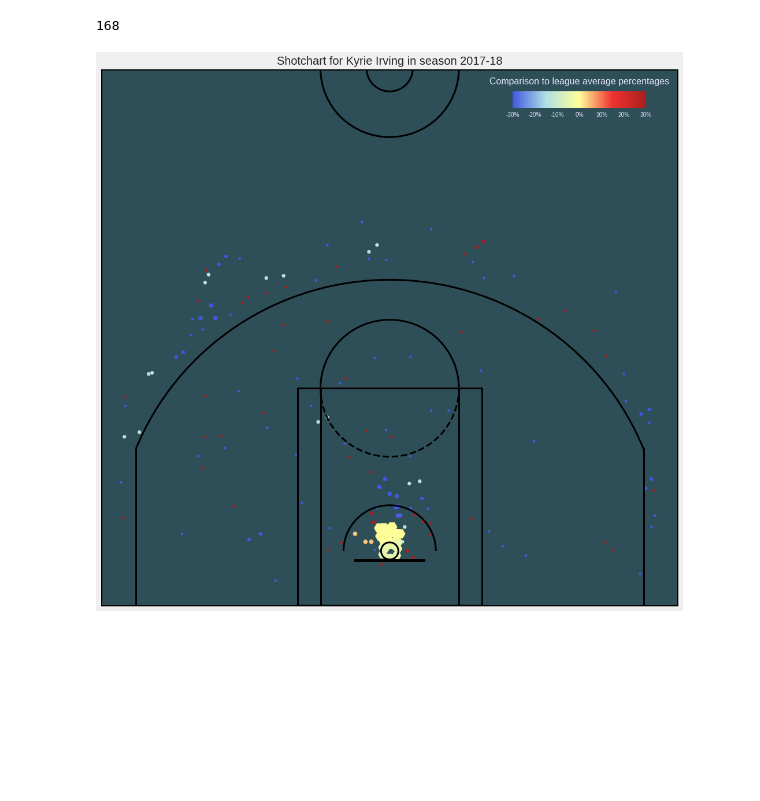
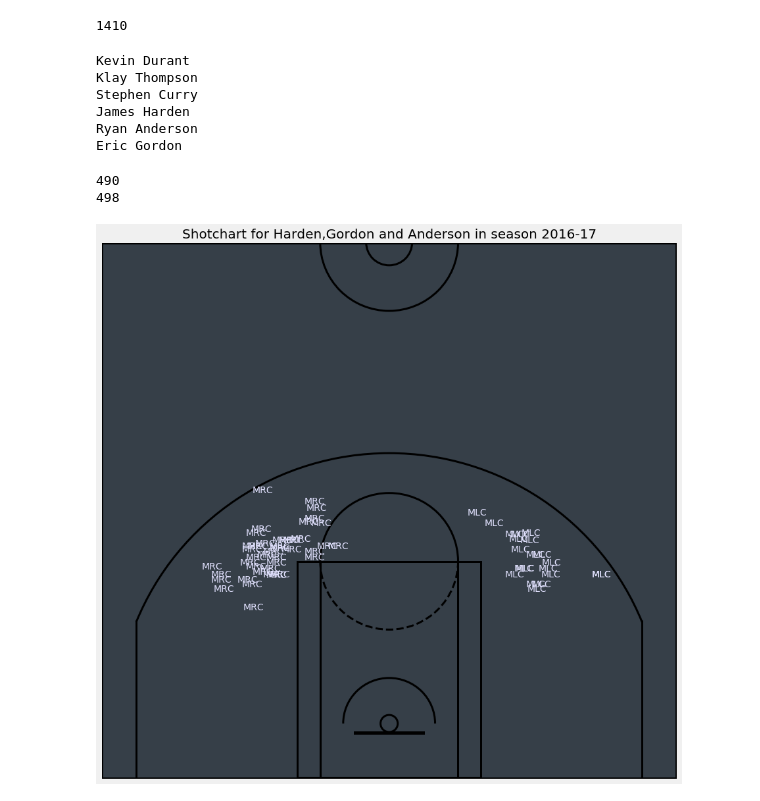
Before and after one commit to danchyy/Basketball_Analytics, a Jupyter notebook: Scripts/shot_chart_api/Shot_Chart.ipynb, the cells around one changed output. Cells and saved outputs as stored; diff of their text form; code cells hidden in the pictures; blank space fills up the shorter version.

Commit message:
Updated shot charts with more attempts at binning and trying to bin by locations

```diff
--- a/Scripts/shot_chart_api/Shot_Chart.ipynb
+++ b/Scripts/shot_chart_api/Shot_Chart.ipynb
@@ -153,7 +195,7 @@ def create_bins(df, league_average = None, bin_number_x = 25, bin_number_y = 25,
 plt.style.use('fivethirtyeight')
 # %%
 # setting up data
-season = "2017-18"
+season = "2016-17"
 player_name = "Kyrie"
 player_surname = "Irving"
 player_id = player.get_player(player_name, player_surname, season=season)
@@ -162,7 +204,7 @@ league_average = player_data.league_average()
 # %%
 player_df = player_data.shot_chart()
 player_df.LOC_X = -player_df.LOC_X # REAL DATA IS FLIPPED
-player_df = player_df.loc[player_df.LOC_Y < 300] # drop shots that aren't close to the th
+player_df = player_df.loc[(player_df.SHOT_ZONE_AREA != "Back Court(BC)") & (player_df.LOC_Y < 300)] # drop shots that aren't close to the center
 len(player_df)
 # %% [output]
-168
+1410
@@ -169,46 +228,71 @@ len(player_df)
+# %%
+gsw_players = [["Kevin", "Durant"], ["Klay","Thompson"], ["Stephen", "Curry"]]
+rockets_players = [["James", "Harden"], ["Ryan","Anderson"], ["Eric", "Gordon"]]
+
+gsw_data, rockets_data = get_shotchart_for_players(gsw_players), get_shotchart_for_players(rockets_players)
+# %% [output]
+Kevin Durant
+Klay Thompson
+Stephen Curry
+James Harden
+Ryan Anderson
+Eric Gordon
+# %%
+print len(gsw_data)
+print len(rockets_data)
+# %% [output]
+490
+498
 # %%
-binned_df = create_bins(player_df, league_average=league_average, bin_number_x=25, bin_number_y=25)
+binned_df = create_bins(player_df, league_average=league_average, bin_number_x=30, bin_number_y=30)
 # %%
 cleared_df = binned_df
-#cleared_df = binned_df.loc[binned_df.LOC_COUNTS>1]
+cleared_df = binned_df.loc[binned_df.LOC_COUNTS>1]
 # %%
-fig = plt.figure(figsize=(16, 16))
+fig = plt.figure(figsize=(14, 14))
 #colors_dict = {0:'red', 1:'green'}
 cmap = sns.blend_palette(colors=["#4159E1", "#B0E0E6", "#FFFF99","#EF3330", "#AB2020"], as_cmap=True)
-plt.scatter(x=cleared_df.LOC_X, y=cleared_df.LOC_Y, marker='H', s=20*cleared_df.LOC_COUNTS, c=cleared_df.PCT_LEAGUE_AVG_COMPARISON, cmap=cmap)
 
-#plt.xticks(np.arange(-250, 251, 14.2))
-#plt.yticks(np.arange(-48, 400, 14.2))
+#LOC_PERCENTAGE
+#plt.scatter(x=cleared_df.BIN_LOC_X, y=cleared_df.BIN_LOC_Y, marker='H', s=10*cleared_df.LOC_COUNTS, c=cleared_df.PCT_LEAGUE_AVG_COMPARISON, cmap=cmap)
+
+for i in range(len(cleared_df)):
+    if cleared_df.iloc[i].LOCATION_CODE == "MLC" or cleared_df.iloc[i].LOCATION_CODE == "MRC":
+        plt.text(x=cleared_df.iloc[i].LOC_X, y=cleared_df.iloc[i].LOC_Y, s=cleared_df.iloc[i].LOCATION_CODE, color="#E2E2FF")
+
+
+#plt.xticks(np.arange(-250, 251, 15))
+#plt.yticks(np.arange(-48, 400, 15))
 #plt.grid()
 
 # Changing court color
-plt.gca().set_facecolor('#2F4F58')
+plt.gca().set_facecolor('#363F48')
 curr_ax = plt.gca()
 
 # Removing ticks
 plt.xticks([])
 plt.yticks([])
 
 # Title
-plt.title("Shotchart for " + player_name + " " + player_surname + " in season " + season, size=20)
+plt.title("Shotchart for Harden,Gordon and Anderson in season " + season, size=20)
 
 # Drawing court
 draw_court(outer_lines=True, lw=3)
 plt.xlim(-251,251)
 plt.ylim(-49,423)
 
 # Colorbar
-cax = fig.add_axes([0.7, 0.82, 0.2, 0.025])
+"""cax = fig.add_axes([0.7, 0.82, 0.2, 0.025])
 colorbar = plt.colorbar(cax=cax, orientation='horizontal', format='%d%%')
 #colorbar = plt.colorbar(cax=cax, orientation='horizontal', format='%+d%%') # + is for positive percentage
 cax.set_xlabel("Comparison to league average percentages",
-            fontsize=16, labelpad=-70, color="#E2E2FF")
+            fontsize=12, labelpad=-60, color="#E2E2FF")
 colorbar.outline.set_visible(False)
-plt.setp(plt.getp(colorbar.ax.axes, 'xticklabels'), color="#E2E2FF")
+plt.setp(plt.getp(colorbar.ax.axes, 'xticklabels'), color="#E2E2FF", fontsize=10)"""
 
 # Saving figure
-plt.savefig('lebron.png', bbox_inches='tight')
+#plt.savefig('lebron.png', bbox_inches='tight')
 #colorbar.set_label('Comparison to league average percentages', color='#E2E2FF', size=16, coords=(1.5, 1.5))
 plt.show()
 # %% [output]
-[figure, old version]
+[figure, new version]
```
Also changed, not shown: parts of 8 cells of this notebook.
